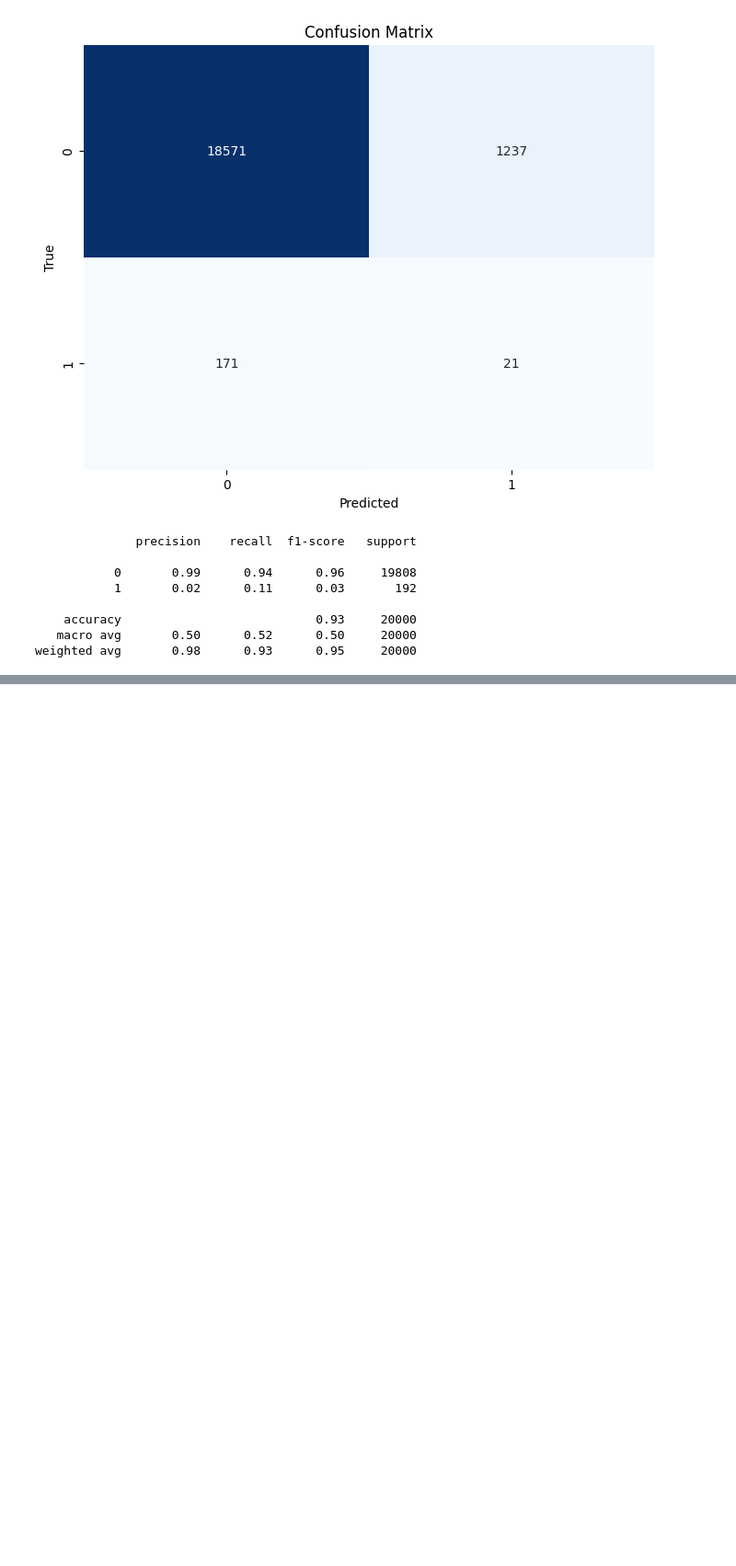
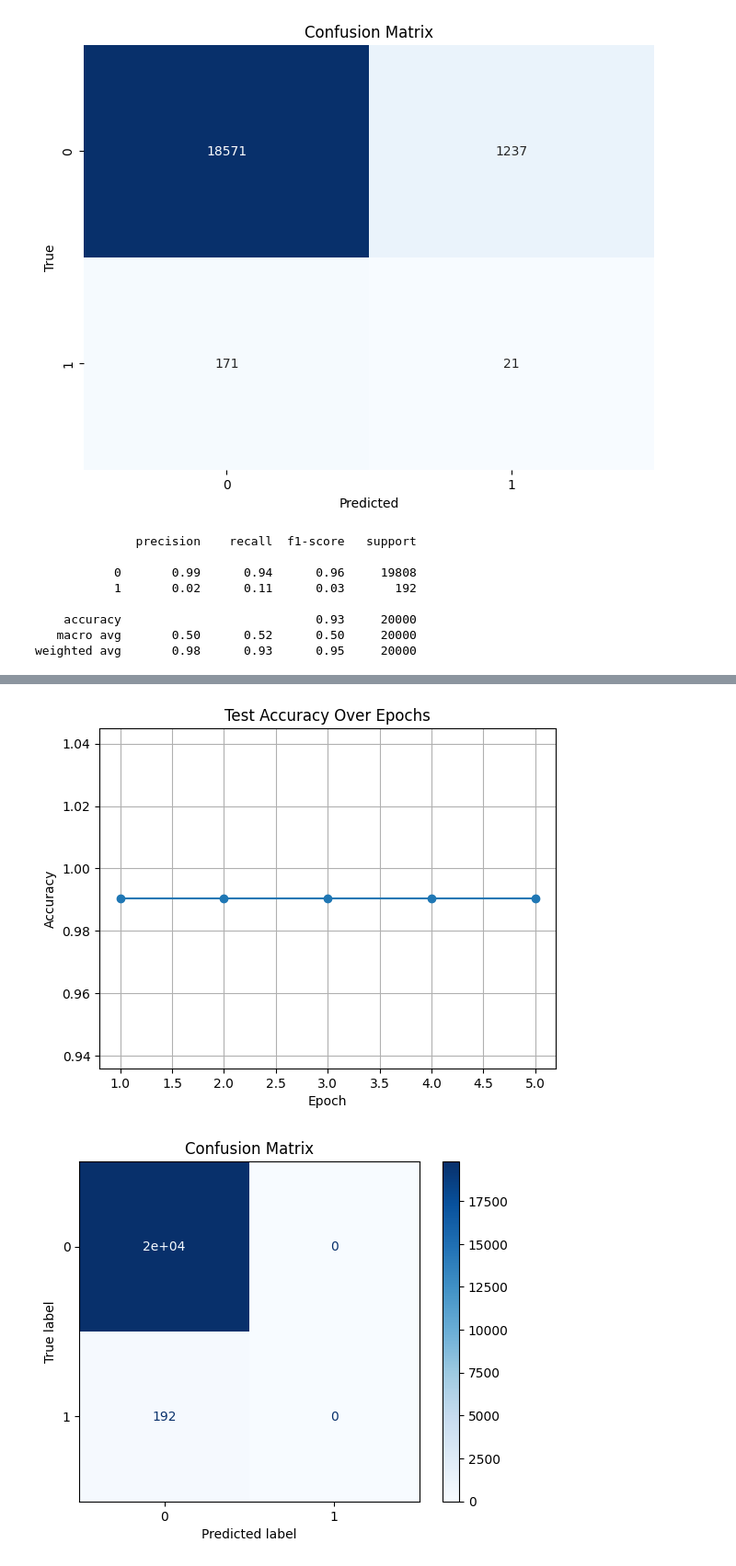
Before and after one commit to dummy1cx/Credit-Card-Fraud-Detection, a Jupyter notebook: model.ipynb, the cells around one changed output, grey strips where cells are left out. Shown at 92% size. Cells and saved outputs as stored; diff of their text form; code cells hidden in the pictures; blank space fills up the shorter version.

```diff
--- a/model.ipynb
+++ b/model.ipynb
@@ -751,0 +786,36 @@ weighted avg       0.98      0.93      0.95     20000
+# %%
+
+import matplotlib.pyplot as plt
+from sklearn.metrics import confusion_matrix, ConfusionMatrixDisplay
+
+# Training loop with test accuracy tracking
+accuracies = []
+
+for epoch in range(epochs):
+    avg_loss = simple_network.train(X_train_sm, y_train_sm, batch_size=batch_size)
+    print(f"Epoch {epoch+1}/{epochs}, Average Loss: {avg_loss}")
+
+    corrects, wrongs = simple_network.evaluate(X_test_scaled, y_test)
+    total = corrects + wrongs
+    accuracy = corrects / total
+    accuracies.append(accuracy)
+    print(f"Test Accuracy at Epoch {epoch+1}: {accuracy:.2%}")
+
+# Plotting test accuracy over epochs
+plt.plot(range(1, epochs + 1), accuracies, marker='o')
+plt.title("Test Accuracy Over Epochs")
+plt.xlabel("Epoch")
+plt.ylabel("Accuracy")
+plt.grid(True)
+plt.show()
+
+# Confusion matrix
+predictions = [1 if simple_network.run(x) >= 0.5 else 0 for x in X_test_scaled]
+cm = confusion_matrix(y_test, predictions)
+
+# Display confusion matrix
+disp = ConfusionMatrixDisplay(confusion_matrix=cm, display_labels=[0, 1])
+disp.plot(cmap='Blues')
+plt.title("Confusion Matrix")
+plt.show()
+# %% [output]
@@ -751,0 +832,2 @@ weighted avg       0.98      0.93      0.95     20000
+[figure, added]
+[figure, added]
```
Also changed, not shown: parts of 4 cells of this notebook, 3 other files.
